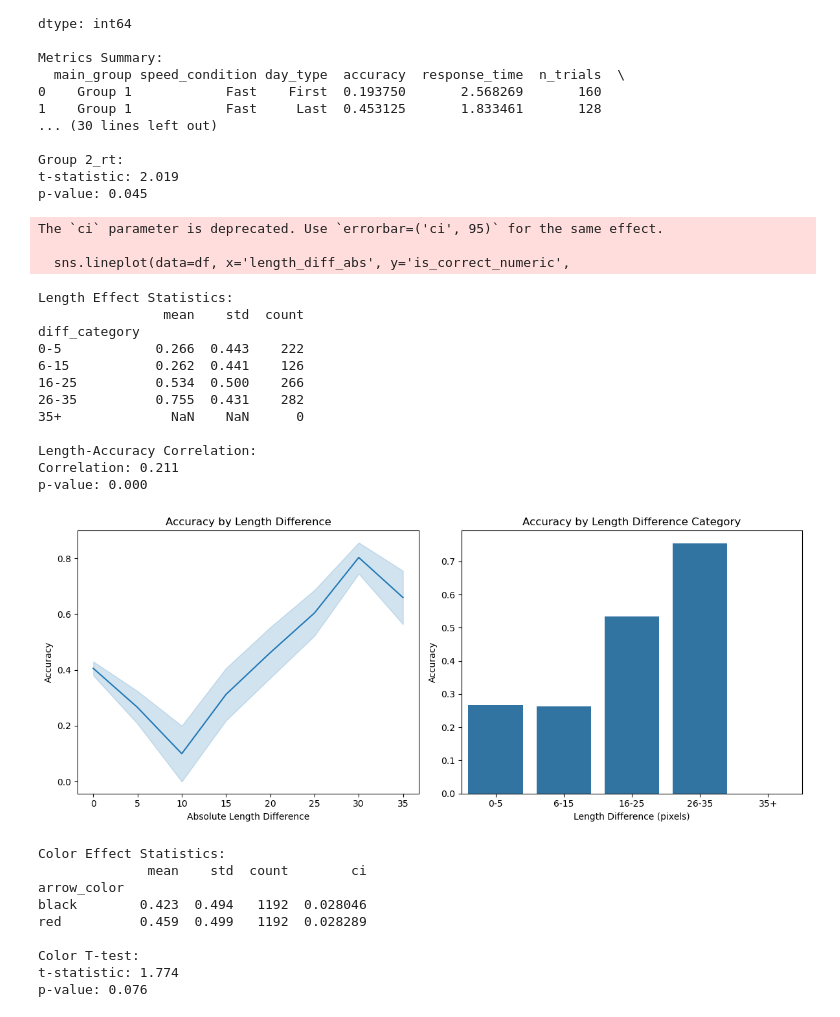
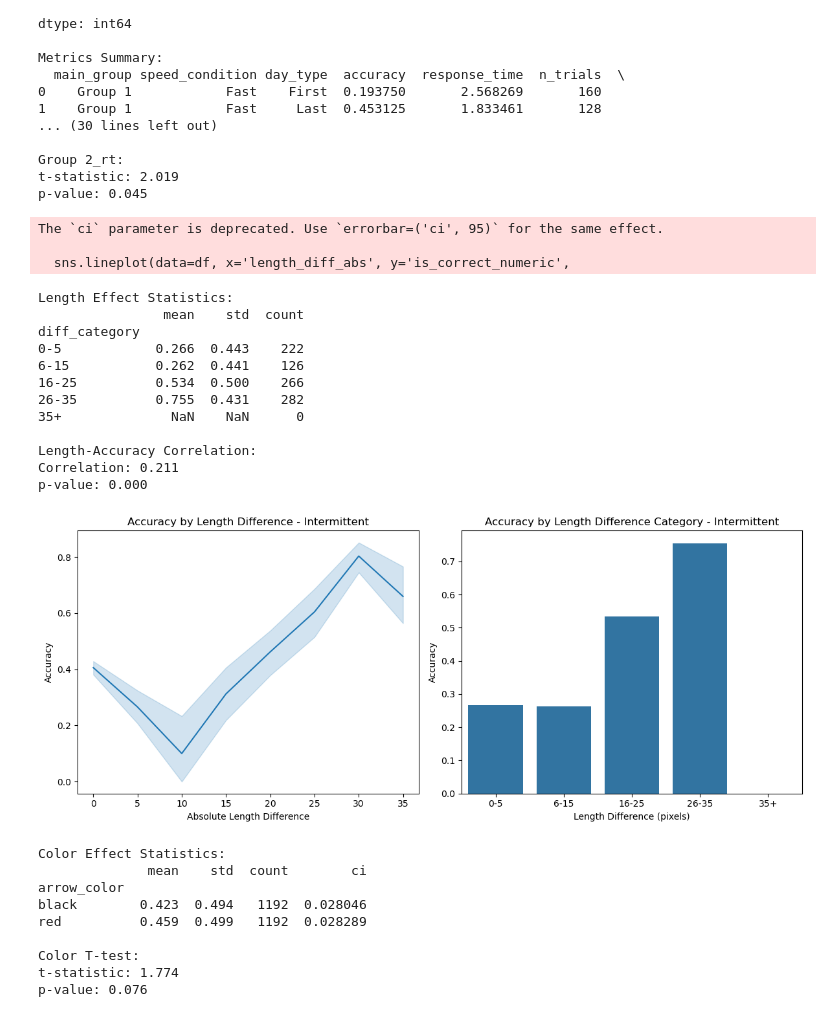
Before and after one commit to m6urns/cs6890-final-project-muller-lyer, a Jupyter notebook: muller-lyer-final.ipynb, the cells around one changed output. Cells and saved outputs as stored; diff of their text form; code cells hidden in the pictures.

Commit message:
Change some labels from class to intermittent

```diff
--- a/muller-lyer-final.ipynb
+++ b/muller-lyer-final.ipynb
@@ -114,8 +114,8 @@ Group 2_rt:
 t-statistic: 2.019
 p-value: 0.045
 # %%
-
-def analyze_arrow_length(df):
+def analyze_arrow_length(df, line_plot_title="Accuracy by Length Difference",
+                        bar_plot_title="Accuracy by Length Difference Category"):
     # Convert boolean to numeric
     df['is_correct_numeric'] = df['is_correct'].astype(int)
 
@@ -137,14 +137,14 @@ def analyze_arrow_length(df):
     # 1. Line plot for accuracy by length difference
     sns.lineplot(data=df, x='length_diff_abs', y='is_correct_numeric',
                  ci=95, ax=ax1)
-    ax1.set_title('Accuracy by Length Difference')
+    ax1.set_title(line_plot_title)
     ax1.set_xlabel('Absolute Length Difference')
     ax1.set_ylabel('Accuracy')
 
     # 2. Bar plot for categorized length differences
     sns.barplot(x=length_accuracy.index, y='mean',
                 data=length_accuracy, ax=ax2)
-    ax2.set_title('Accuracy by Length Difference Category')
+    ax2.set_title(bar_plot_title)
     ax2.set_xlabel('Length Difference (pixels)')
     ax2.set_ylabel('Accuracy')
 
@@ -159,32 +159,38 @@ def analyze_arrow_length(df):
         'plot': fig
     }
 # %%
-results = analyze_arrow_length(data_class)
+# results = analyze_arrow_length(data_class)
+
+results = analyze_arrow_length(
+    data_class,
+    line_plot_title="Accuracy by Length Difference - Intermittent",
+    bar_plot_title="Accuracy by Length Difference Category - Intermittent"
+)
 
 print("\nLength Effect Statistics:")
 print(results['length_stats'])
 print("\nLength-Accuracy Correlation:")
 print(f"Correlation: {results['length_correlation'].correlation:.3f}")
 print(f"p-value: {results['length_correlation'].pvalue:.3f}")
 
 plt.show()
 # %% [output]
 The `ci` parameter is deprecated. Use `errorbar=('ci', 95)` for the same effect.
 
   sns.lineplot(data=df, x='length_diff_abs', y='is_correct_numeric',
 Length Effect Statistics:
                 mean    std  count
 diff_category
 0-5            0.266  0.443    222
 6-15           0.262  0.441    126
 16-25          0.534  0.500    266
 26-35          0.755  0.431    282
 35+              NaN    NaN      0
 
 Length-Accuracy Correlation:
 Correlation: 0.211
 p-value: 0.000
-[figure, old version]
+[figure, new version]
 # %%
 
 def analyze_arrow_color(df):
```
Also changed, not shown: parts of 3 cells of this notebook.
